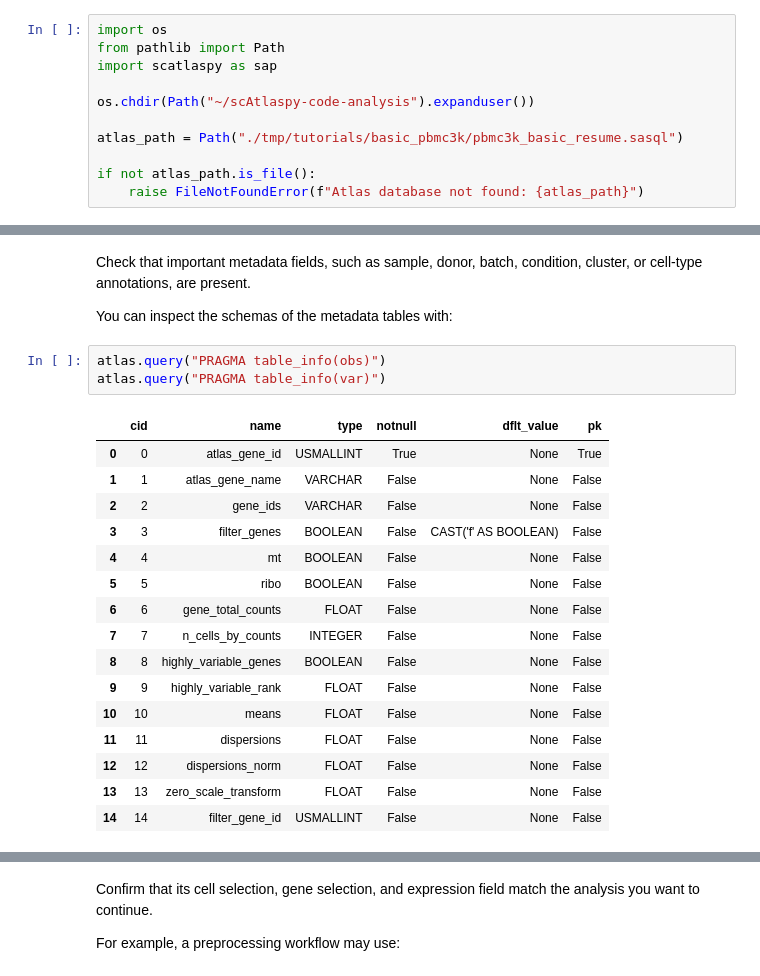
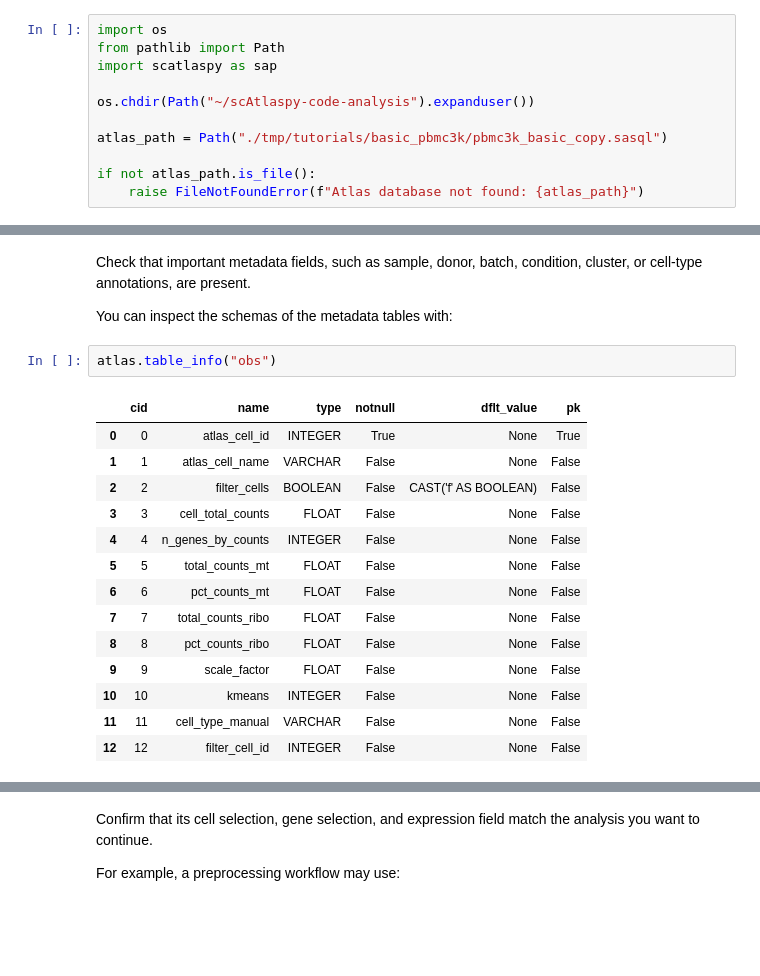
Before and after one commit to scAtlasPy/scAtlasPy, a Jupyter notebook: docs/tutorials/advanced/resume-existing-atlas.ipynb, the cells around one changed output, grey strips where cells are left out. Saved outputs shown, nothing was run; the diff lists cells and outputs as text; blank space fills up the shorter version.

```diff
--- a/docs/tutorials/advanced/resume-existing-atlas.ipynb
+++ b/docs/tutorials/advanced/resume-existing-atlas.ipynb
@@ -44,7 +44,7 @@ import scatlaspy as sap
 
 os.chdir(Path("~/scAtlaspy-code-analysis").expanduser())
 
-atlas_path = Path("./tmp/tutorials/basic_pbmc3k/pbmc3k_basic_resume.sasql")
+atlas_path = Path("./tmp/tutorials/basic_pbmc3k/pbmc3k_basic_copy.sasql")
 
 if not atlas_path.is_file():
     raise FileNotFoundError(f"Atlas database not found: {atlas_path}")
@@ -104,22 +114,19 @@ cluster, or cell-type annotations, are present.
 
 You can inspect the schemas of the metadata tables with:
 # %%
-atlas.query("PRAGMA table_info(obs)")
-atlas.query("PRAGMA table_info(var)")
+atlas.table_info("obs")
 # %% [output]
 |  | cid | name | type | notnull | dflt_value | pk |
-| 0 | 0 | atlas_gene_id | USMALLINT | True | None | True |
-| 1 | 1 | atlas_gene_name | VARCHAR | False | None | False |
-| 2 | 2 | gene_ids | VARCHAR | False | None | False |
-| 3 | 3 | filter_genes | BOOLEAN | False | CAST('f' AS BOOLEAN) | False |
-| 4 | 4 | mt | BOOLEAN | False | None | False |
-| 5 | 5 | ribo | BOOLEAN | False | None | False |
-| 6 | 6 | gene_total_counts | FLOAT | False | None | False |
-| 7 | 7 | n_cells_by_counts | INTEGER | False | None | False |
-| 8 | 8 | highly_variable_genes | BOOLEAN | False | None | False |
-| 9 | 9 | highly_variable_rank | FLOAT | False | None | False |
-| 10 | 10 | means | FLOAT | False | None | False |
-| 11 | 11 | dispersions | FLOAT | False | None | False |
-| 12 | 12 | dispersions_norm | FLOAT | False | None | False |
-| 13 | 13 | zero_scale_transform | FLOAT | False | None | False |
-| 14 | 14 | filter_gene_id | USMALLINT | False | None | False |
+| 0 | 0 | atlas_cell_id | INTEGER | True | None | True |
+| 1 | 1 | atlas_cell_name | VARCHAR | False | None | False |
+| 2 | 2 | filter_cells | BOOLEAN | False | CAST('f' AS BOOLEAN) | False |
+| 3 | 3 | cell_total_counts | FLOAT | False | None | False |
+| 4 | 4 | n_genes_by_counts | INTEGER | False | None | False |
+| 5 | 5 | total_counts_mt | FLOAT | False | None | False |
+| 6 | 6 | pct_counts_mt | FLOAT | False | None | False |
+| 7 | 7 | total_counts_ribo | FLOAT | False | None | False |
+| 8 | 8 | pct_counts_ribo | FLOAT | False | None | False |
+| 9 | 9 | scale_factor | FLOAT | False | None | False |
+| 10 | 10 | kmeans | INTEGER | False | None | False |
+| 11 | 11 | cell_type_manual | VARCHAR | False | None | False |
+| 12 | 12 | filter_cell_id | INTEGER | False | None | False |
```
Also changed, not shown: parts of 11 cells of this notebook, 9 other files.
